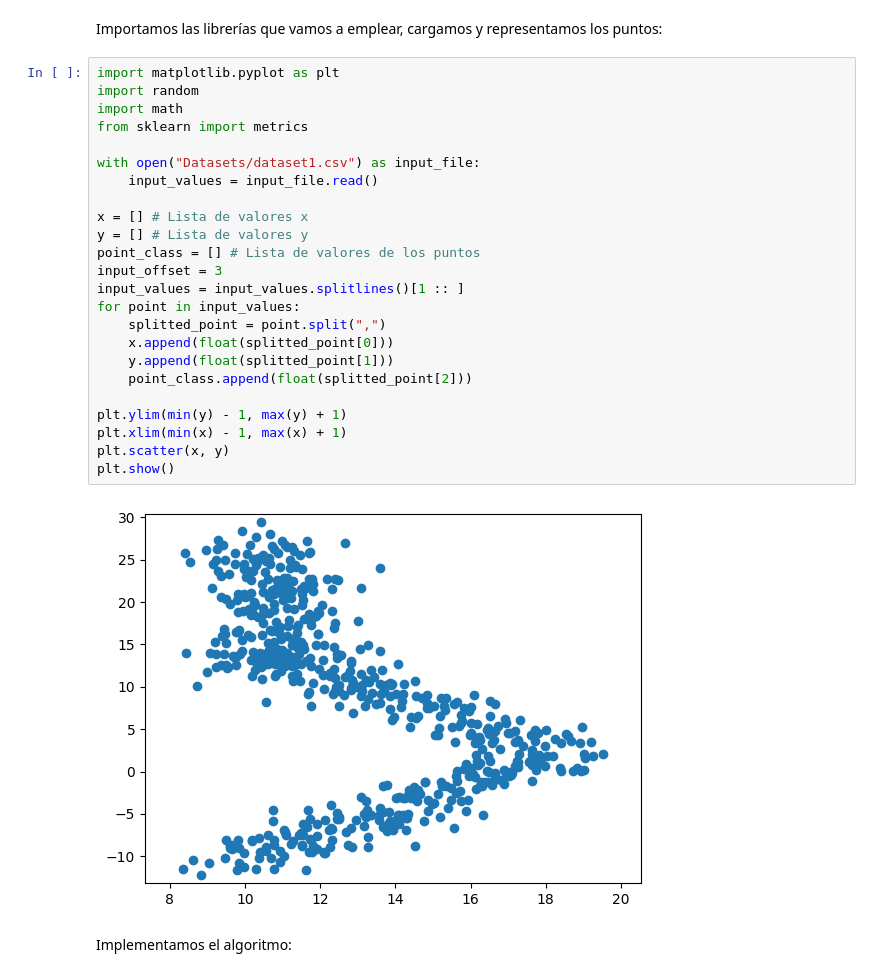
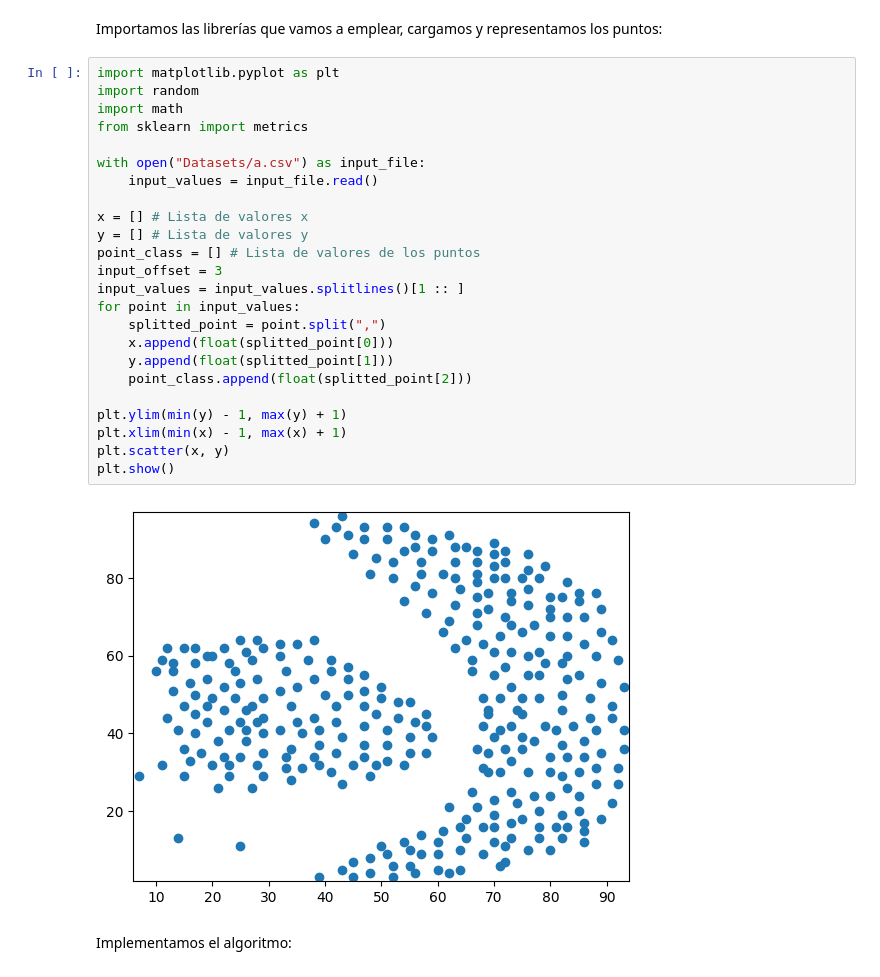
Before and after one commit to Vaalar/Free-Floating-Clustering-Optimization, a Jupyter notebook: Clustering/K-means++ Algorithm Calinski-Harabasz Index With Prediction And Random Movement copy.ipynb, the cells around one changed output. Saved outputs shown, nothing was run; the diff lists cells and outputs as text.

```diff
--- a/Clustering/K-means++ Algorithm Calinski-Harabasz Index With Prediction And Random Movement copy.ipynb
+++ b/Clustering/K-means++ Algorithm Calinski-Harabasz Index With Prediction And Random Movement copy.ipynb
@@ -7,29 +7,29 @@ Importamos las librerías que vamos a emplear, cargamos y representamos los punt
 # %%
 import matplotlib.pyplot as plt
 import random
 import math
 from sklearn import metrics
 
-with open("Datasets/dataset1.csv") as input_file:
+with open("Datasets/a.csv") as input_file:
     input_values = input_file.read()
 
 x = [] # Lista de valores x
 y = [] # Lista de valores y
 point_class = [] # Lista de valores de los puntos
 input_offset = 3
 input_values = input_values.splitlines()[1 :: ]
 for point in input_values:
     splitted_point = point.split(",")
     x.append(float(splitted_point[0]))
     y.append(float(splitted_point[1]))
     point_class.append(float(splitted_point[2]))
 
 plt.ylim(min(y) - 1, max(y) + 1)
 plt.xlim(min(x) - 1, max(x) + 1)
 plt.scatter(x, y)
 plt.show()
 # %% [output]
-[figure, old version]
+[figure, new version]
 # %% [markdown]
 Implementamos el algoritmo:
 # %%
```
Also changed, not shown: parts of 1 cell of this notebook, 3 other files.
